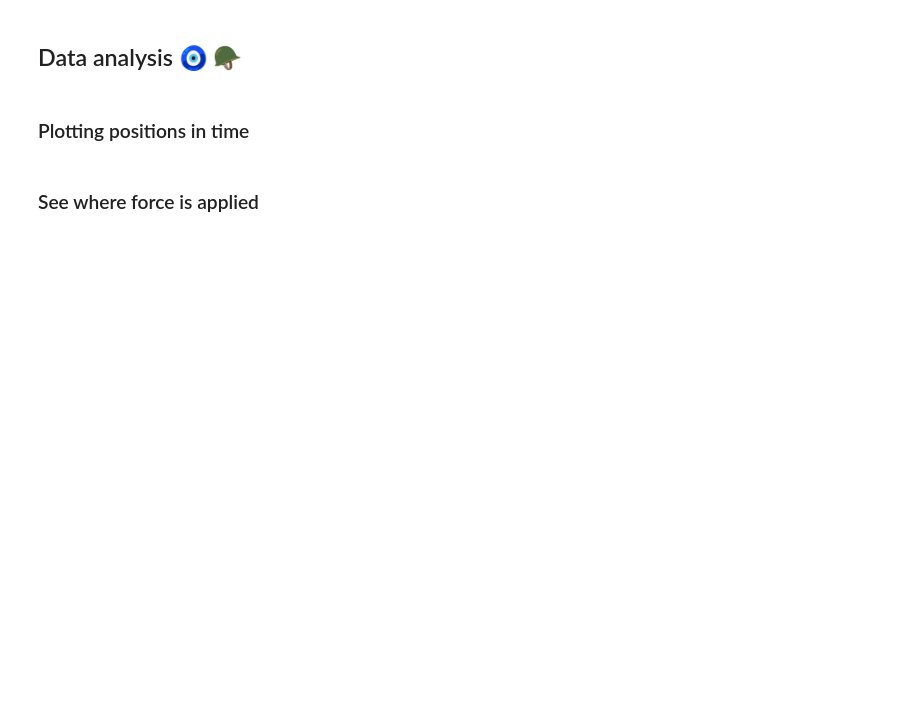
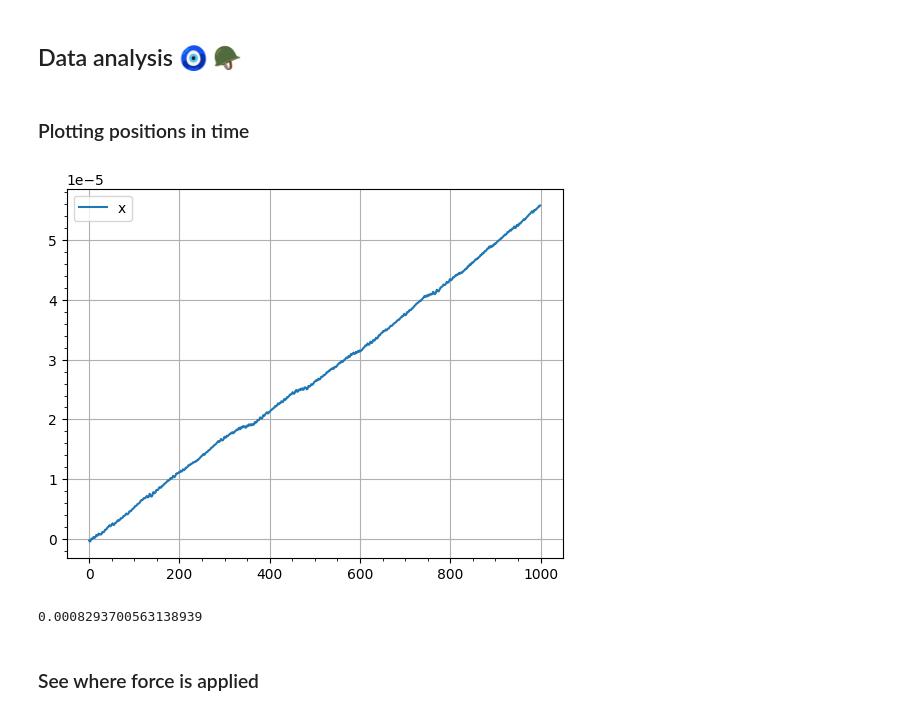
Before and after one commit to Gaianeve/Real_Mega_Fufi, a Jupyter notebook: Robot/1LegTrail/Giunto_versione_fascia_elastica/Model_video_spectrum.ipynb, the cells around one changed output. Saved outputs shown, nothing was run; the diff lists cells and outputs as text; code cells hidden in the pictures; blank space fills up the shorter version.

```diff
--- a/Robot/1LegTrail/Giunto_versione_fascia_elastica/Model_video_spectrum.ipynb
+++ b/Robot/1LegTrail/Giunto_versione_fascia_elastica/Model_video_spectrum.ipynb
@@ -71,13 +71,13 @@ elastic_joint_id = p.loadSoftBody("single_elastic_joint.obj",
                                   useNeoHookean=1,
                                   NeoHookeanMu=76.92e9,  # Shear modulus
                                   NeoHookeanLambda=115.38e9,  # Lame's first parameter
-                                  NeoHookeanDamping=1,  # Ridotto per acciaio
+                                  NeoHookeanDamping=0.005,  # Ridotto per acciaio
                                   collisionMargin= 0.007,  # Più basso per materiali rigidi
                                   useSelfCollision=1,  # Necessario se il corpo è complesso
                                   frictionCoeff=0.8,
-                                  springElasticStiffness=1e10,
-                                  springDampingStiffness=1e2,
-                                  springBendingStiffness=1e10,
+                                  springElasticStiffness=1e8,
+                                  springDampingStiffness=0,
+                                  springBendingStiffness=1e8,
                                   useFaceContact=1)  # Alta attrito per accia
 #arancione
 p.changeVisualShape(elastic_joint_id, -1, rgbaColor=[1, 0.65, 0, 1])
@@ -198,7 +198,7 @@ Errore: I dati della mesh non sono stati recuperati correttamente.
 
 # Parametri della fotocamera
 cam_target_pos = [0, 0, 0]
-cam_distance = 2.0
+cam_distance = 1
 cam_yaw, cam_pitch, cam_roll = 50, -30.0, 0
 cam_width, cam_height = 480, 360
 cam_up_axis_idx = 2
@@ -215,7 +215,7 @@ sampling_frequency = 1 / 100
 num_points = int(simulation_time * sampling_frequency)
 
 # Forza esterna da applicare
-force_module = np.array([0.05, 0, 0])
+force_module = np.array([10, 0, 0])
 column_pos, coloum_or = p.getBasePositionAndOrientation(column_id)
 force_position = column_pos  # Posizione dove applicare la forza
 print(f'column orientation', p.getEulerFromQuaternion( coloum_or))
@@ -232,16 +234,16 @@ joint_positions_x, joint_positions_y, joint_position_z = [], [], []
 # %%
 # Ciclo principale della simulazione
-for step in range(2000):
+for step in range(1000):
     #print(f'\rtimestep {step}...', end='')
-    #if step == 50:
+    if step == 100:
       # Applicare la forza esterna al primo passo della simulazione
-      #p.applyExternalForce(
-          #objectUniqueId= column_id,
-          #linkIndex=-1,
-          #forceObj=force_module,
-          #posObj=force_position,
-          #flags=p.WORLD_FRAME
-      #)
+      p.applyExternalForce(
+          objectUniqueId= column_id,
+          linkIndex=-1,
+          forceObj=force_module,
+          posObj=force_position,
+          flags=p.WORLD_FRAME
+        )
 
     # Registrazione della posizione della gamba
     leg_position, leg_orientation = p.getBasePositionAndOrientation(leg_id)
@@ -296,16 +298,22 @@ HTML(f'<video width="600" controls><source src="{data_url}" type="video/mp4"></v
 # %%
 
 #plotting positions
 plt.figure('Leg positions')
-#plt.plot(leg_positions_x, label='x')
+plt.plot(leg_positions_x, label='x')
 #plt.plot(leg_positions_y, label='y')
-plt.plot(leg_position_z, label='z')
+#plt.plot(leg_position_z, label='z')
 plt.legend()
 plt.grid()
 plt.minorticks_on()
-#plt.ylim(-0.000001,0.0001)
-#plt.xlim(45, 1000)
+#plt.ylim(-0.0025,0.0025)
+#plt.xlim(90, 110)
 plt.show()
+# %% [output]
+[figure, added]
+# %%
+leg_position_z[0]-leg_position_z[-1]
+# %% [output]
+0.0008293700563138939
 # %% [markdown]
 ### See where force is applied
 # %%
```
Also changed, not shown: parts of 10 cells of this notebook.
